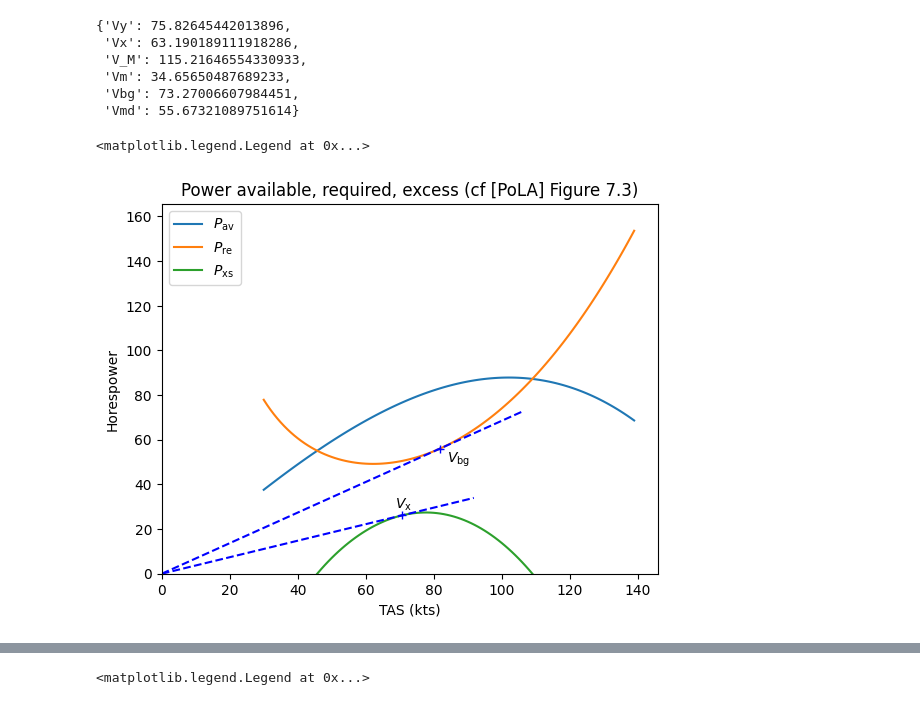
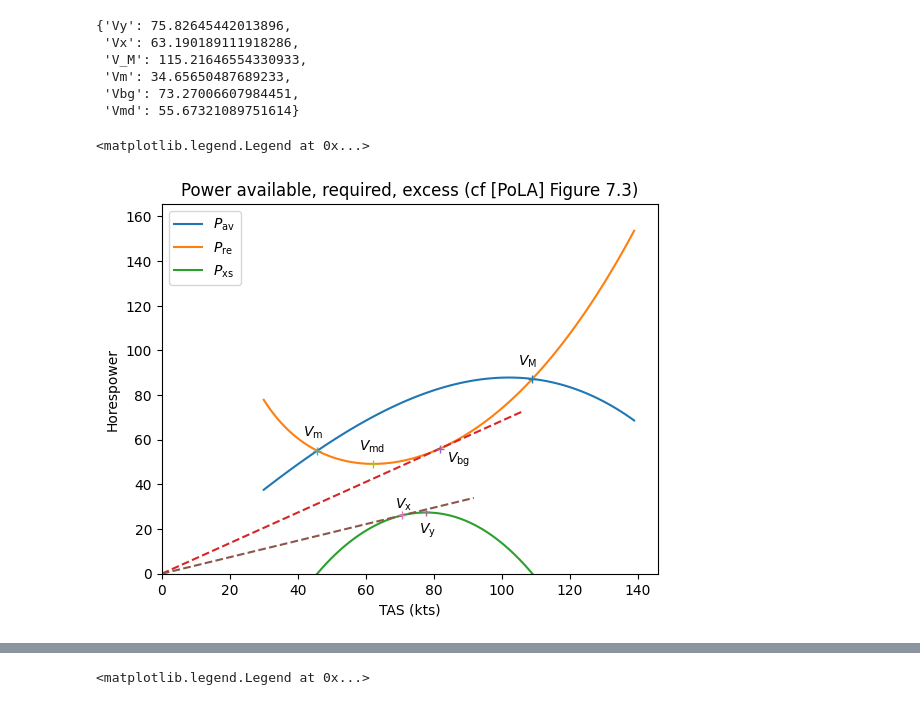
Before and after one commit to fugalh/lowry, a Jupyter notebook: Lowry.ipynb, the cells around one changed output, grey strips where cells are left out. Cells and saved outputs as stored; diff of their text form; code cells hidden in the pictures.

Commit message:
the rest of the points in fig7.3

```diff
--- a/Lowry.ipynb
+++ b/Lowry.ipynb
@@ -99,32 +99,57 @@ perf8000 = [lowry.performance(plate, 0.75*plate['W0'], Q_(8000, 'ft'), V) for V
 fig, ax = plt.subplots()
 ax.plot([V.m_as(V_unit) for V in vs], [x['Pav'].m_as('horsepower') for x in perf7500], label='$P_\mathrm{av}$')
 ax.plot([V.m_as(V_unit) for V in vs], [x['Pre'].m_as('horsepower') for x in perf7500], label='$P_\mathrm{re}$')
 ax.plot([V.m_as(V_unit) for V in vs], [x['Pxs'].m_as('horsepower') for x in perf7500], label='$P_\mathrm{xs}$')
 
 # Vbg is the tangent from (0,0) to power required
 Vbg = lowry.performance(plate, W, Q_(7500, 'ft'))['Vbg']
 y = lowry.performance(plate, W, Q_(7500, 'ft'), Vbg)['Pre'].m_as('horsepower')
 x = Vbg.m_as(V_unit)
 ax.plot([0, x * 1.3], [0, y * 1.3], '--')
 ax.plot(x, y, '+')
 ax.annotate('$V_\mathrm{bg}$', (x, y), xytext=(5,-10), textcoords='offset points')
 
 # Vx is the tangent from (0,0) to power excess
 Vx = lowry.performance(plate, W, Q_(7500, 'ft'))['Vx']
 y = lowry.performance(plate, W, Q_(7500, 'ft'), Vx)['Pxs'].m_as('horsepower')
 x = Vx.m_as(V_unit)
 ax.plot([0, x * 1.3], [0, y * 1.3], '--')
 ax.plot(x, y, '+')
 ax.annotate('$V_\mathrm{x}$', (x, y), xytext=(-5,5), textcoords='offset points')
 
+x = lowry.performance(plate, W, Q_(7500, 'ft'))['Vy']
+y = lowry.performance(plate, W, Q_(7500, 'ft'), x)['Pxs'].m_as('horsepower')
+x = x.m_as(V_unit)
+ax.plot(x, y, '+')
+ax.annotate('$V_\mathrm{y}$', (x, y), xytext=(-5,-15), textcoords='offset points')
+
+Vmd = lowry.performance(plate, W, Q_(7500, 'ft'))['Vmd']
+x = Vmd.m_as(V_unit)
+y = lowry.performance(plate, W, Q_(7500, 'ft'), Vmd)['Pre'].m_as('horsepower')
+ax.plot([x], [y], '+')
+ax.annotate('$V_\mathrm{md}$', (x, y), xytext=(-10,10), textcoords='offset points')
+
+Vm = lowry.performance(plate, W, Q_(7500, 'ft'))['Vm']
+x = Vm.m_as(V_unit)
+y = lowry.performance(plate, W, Q_(7500, 'ft'), Vm)['Pre'].m_as('horsepower')
+ax.plot([x], [y], '+')
+ax.annotate('$V_\mathrm{m}$', (x, y), xytext=(-10,10), textcoords='offset points')
+
+V_M = lowry.performance(plate, W, Q_(7500, 'ft'))['V_M']
+x = V_M.m_as(V_unit)
+y = lowry.performance(plate, W, Q_(7500, 'ft'), V_M)['Pre'].m_as('horsepower')
+ax.plot([x], [y], '+')
+ax.annotate('$V_\mathrm{M}$', (x, y), xytext=(-10,10), textcoords='offset points')
+
+
 ax.set_ylim(bottom=0)
 ax.set_xlim(left=0)
 ax.set_title('Power available, required, excess (cf [PoLA] Figure 7.3)')
 ax.set_ylabel('Horespower')
 ax.set_xlabel(f"TAS ({V_unit})")
 ax.legend()
 
-# TODO tangents and labeled points
+# TODO refactor
 # %% [output]
 <matplotlib.legend.Legend at 0x...>
-[figure, old version]
+[figure, new version]
```
Also changed, not shown: parts of 2 cells of this notebook.
